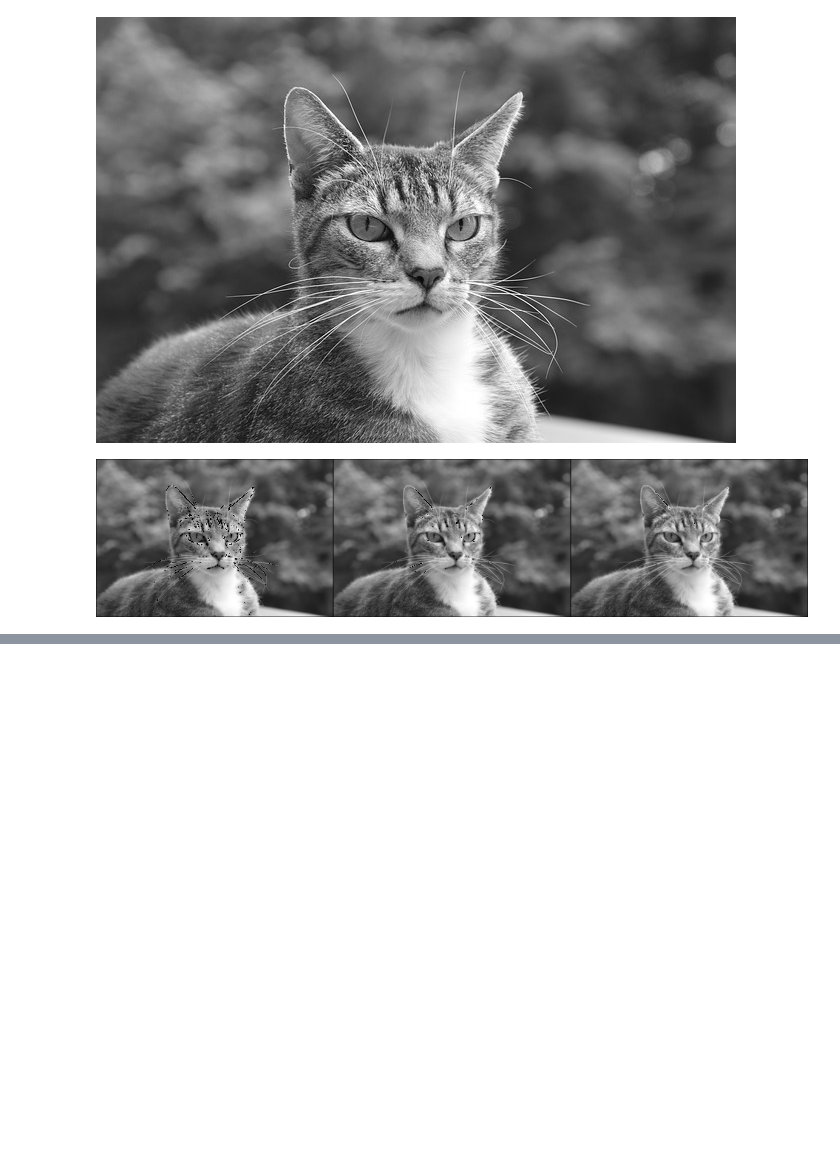
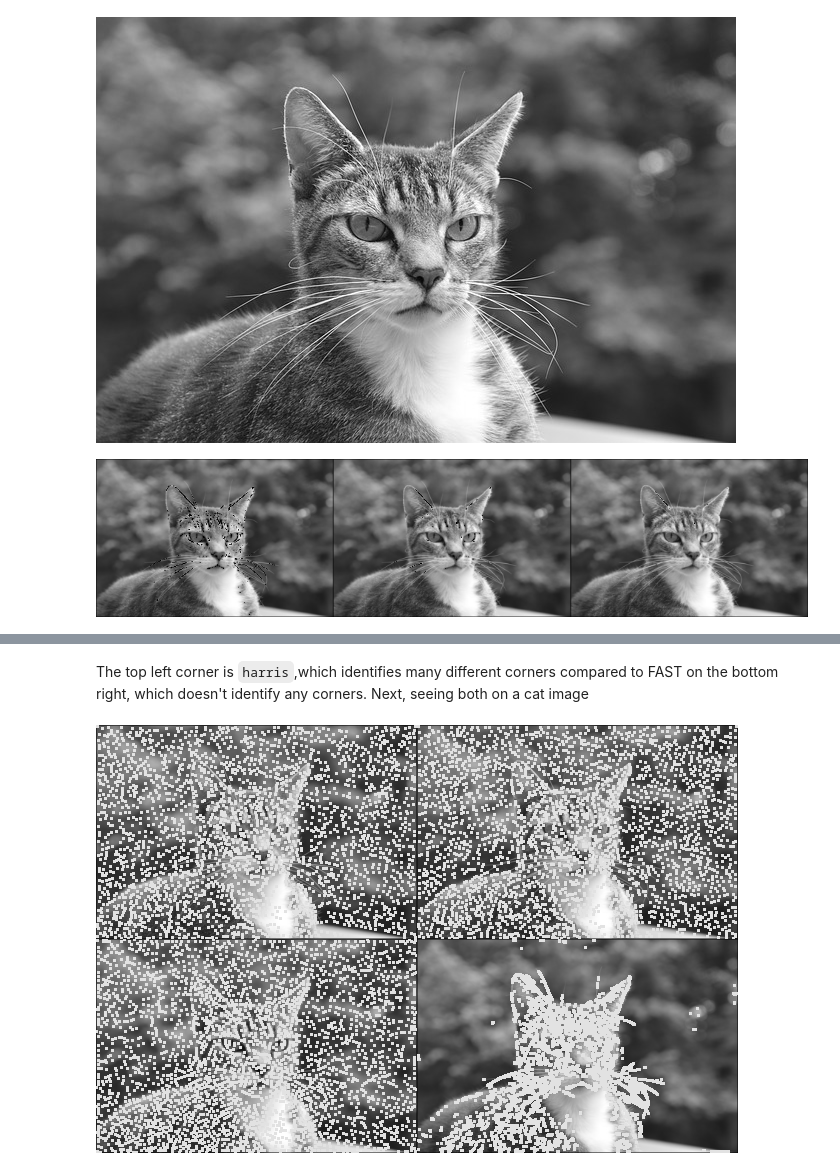
Before and after one commit to tjburch/hands-on-cv-julia, a Jupyter notebook: notes/ch05.ipynb, the cells around one changed output, grey strips where cells are left out. Cells and saved outputs as stored; diff of their text form; code cells hidden in the pictures; blank space fills up the shorter version.

```diff
--- a/notes/ch05.ipynb
+++ b/notes/ch05.ipynb
@@ -45,0 +75,26 @@ LoadError: ArgumentError: No file exists at given path: ../sample-images/newspap
+# %% [markdown]
+The top left corner is `harris`,which identifies many different corners compared to FAST on the bottom right, which doesn't identify any corners. Next, seeing both on a cat image
+# %%
+img = Gray.(restrict(load("../sample-images/cat-3417184_640.jpg")))
+img_f = Float16.(Gray.(img))
+
+img_harris = copy(img)
+img_harris[dilate(imcorner(img_f, method=harris)) .> 0.01] .= colorant"yellow"
+
+img_shi = copy(img)
+img_shi[dilate(imcorner(img_f, method=shi_tomasi)) .> 0.01] .= colorant"yellow"
+
+img_rosenfield = copy(img)
+img_rosenfield[dilate(imcorner(img_f, method=kitchen_rosenfeld)) .> 0.01] .= colorant"yellow"
+
+img_fast = copy(img)
+img_fast[dilate(fastcorners(img_f, 12, 0.05)) .> 0.01] .= colorant"yellow"
+
+new_img = vcat(
+ hcat(img_harris, img_shi),
+ hcat(img_rosenfield,img_fast)
+)
+
+new_img
+# %% [output]
+[figure, added]
```
Also changed, not shown: parts of 25 cells of this notebook.
